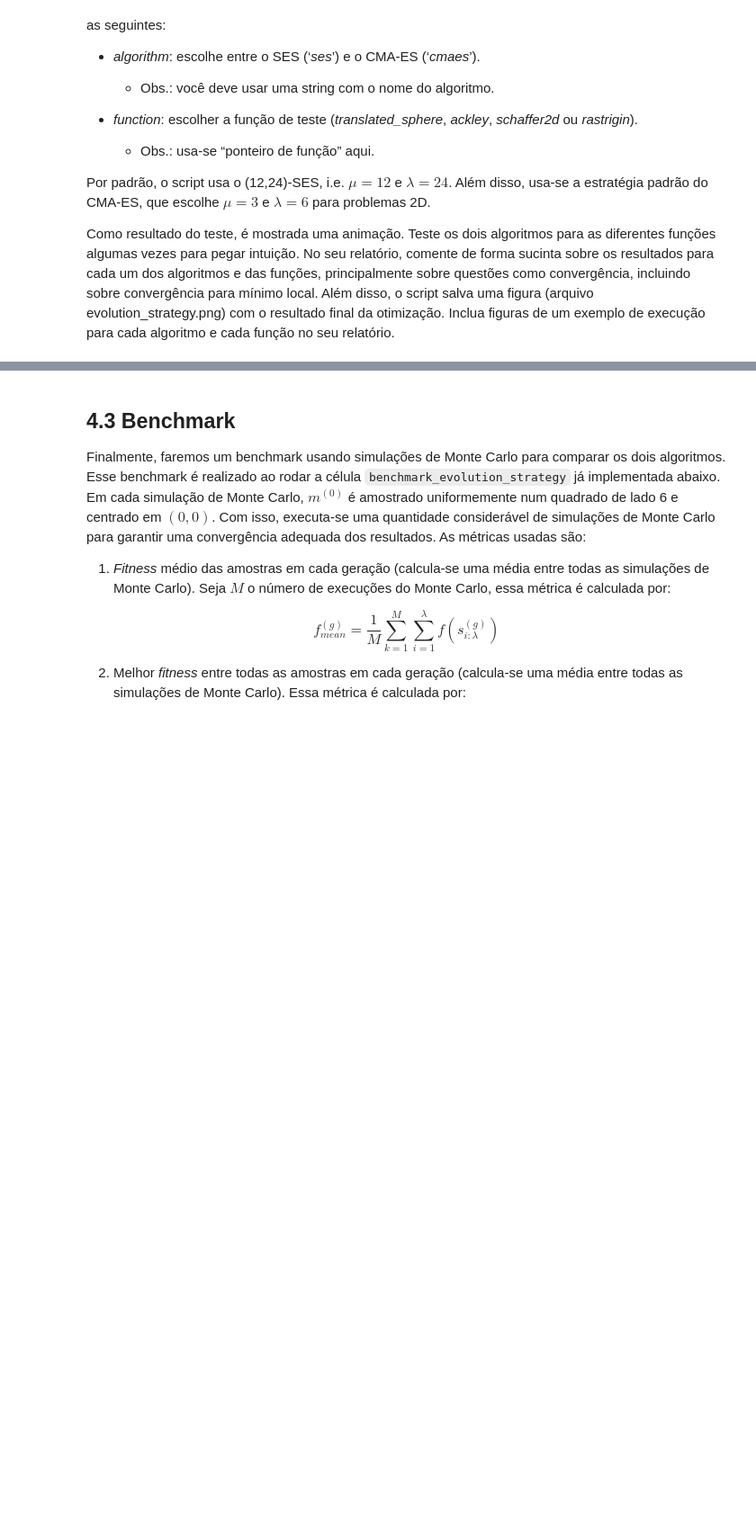
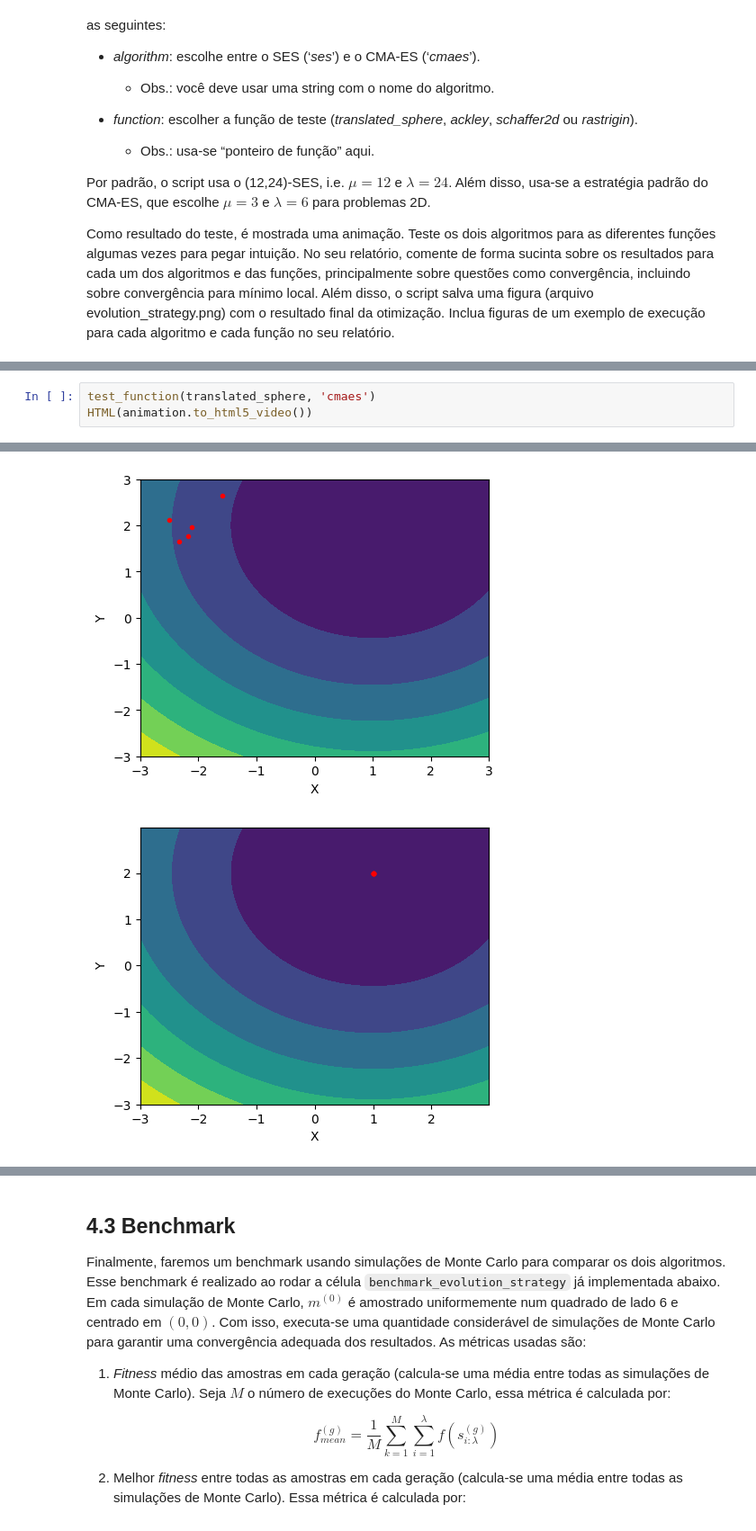
Before and after one commit to jonasdegrave/artificial-intelligence, a Jupyter notebook: 02 - Metaheuristic Optimization/IA_PEE_2022_Otimização_Metaheurística.ipynb, the cells around one changed output, grey strips where cells are left out. Shown at 90% size. Drawn from its saved outputs; the diff is of its cells as text; blank space fills up the shorter version.

```diff
--- a/02 - Metaheuristic Optimization/IA_PEE_2022_Otimização_Metaheurística.ipynb
+++ b/02 - Metaheuristic Optimization/IA_PEE_2022_Otimização_Metaheurística.ipynb
@@ -276,0 +297,4 @@ HTML(animation.to_html5_video())
+# %%
+test_function(translated_sphere, 'cmaes')
+HTML(animation.to_html5_video())
+# %% [output]
@@ -276,0 +304,2 @@ HTML(animation.to_html5_video())
+[figure, added]
+[figure, added]
```
Also changed, not shown: parts of 14 cells of this notebook, 17 other files.
